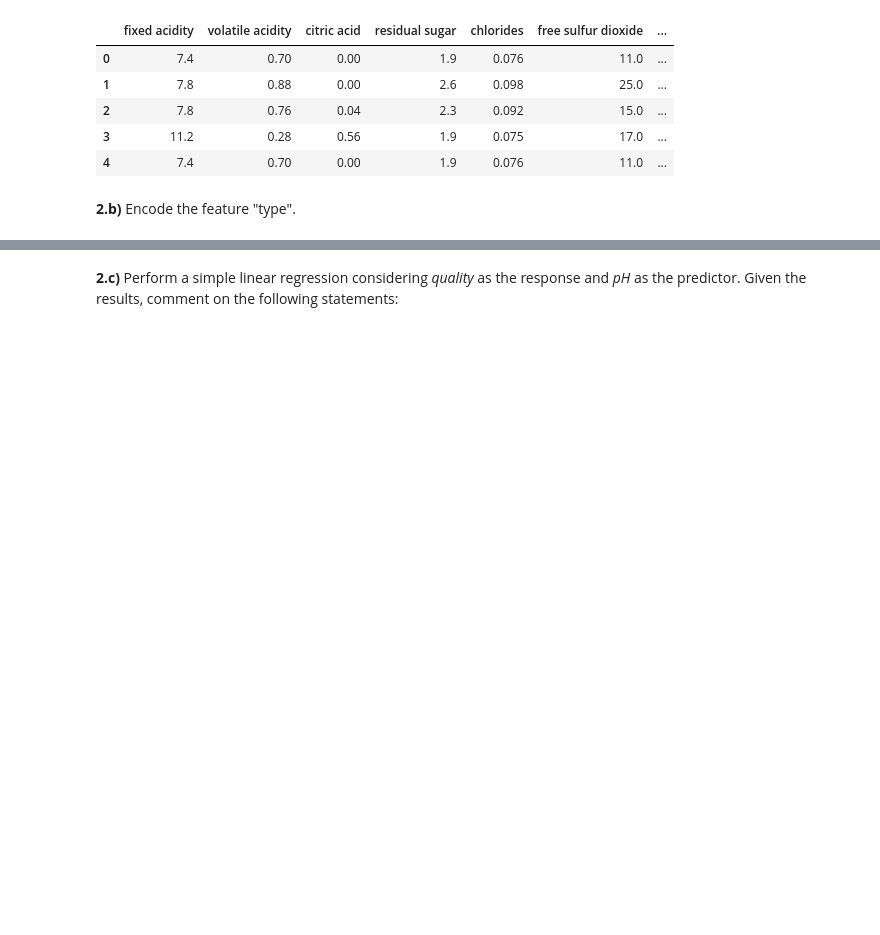
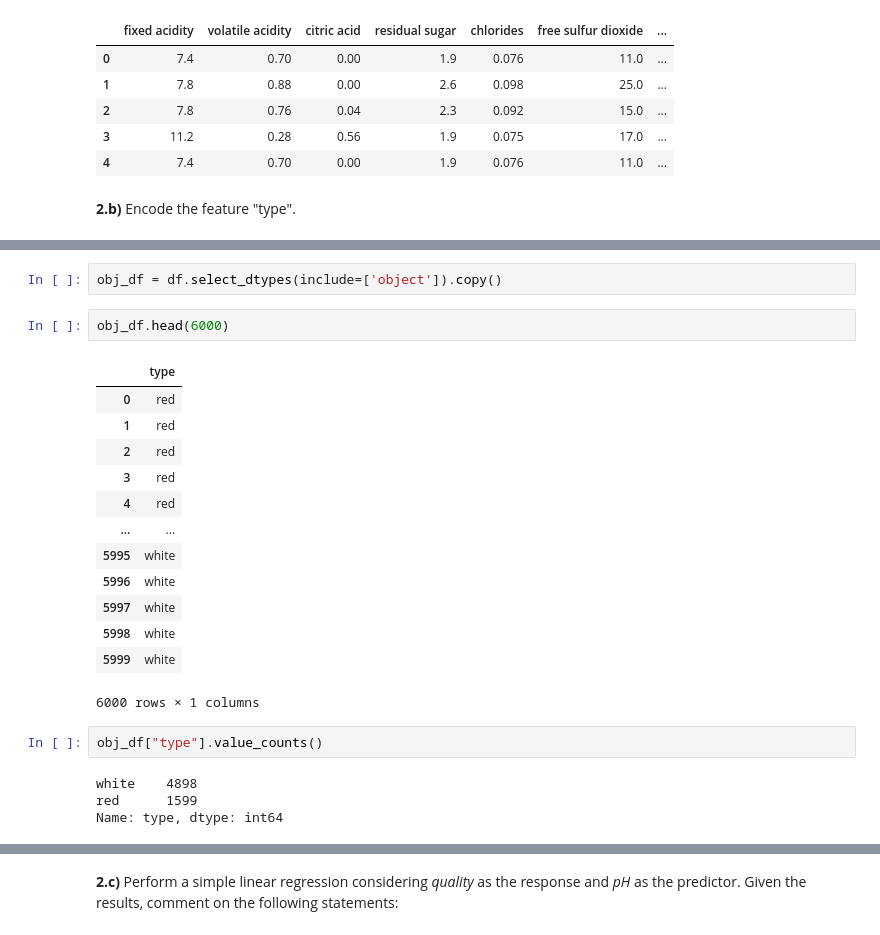
Before and after one commit to claramarto11/AAvanceproject, a Jupyter notebook: Lab2_assignment.ipynb, the cells around one changed output, grey strips where cells are left out. Cells and saved outputs as stored; diff of their text form; blank space fills up the shorter version.

```diff
--- a/Lab2_assignment.ipynb
+++ b/Lab2_assignment.ipynb
@@ -54,0 +100,24 @@ Name: type, Length: 6497, dtype: int64
+# %%
+obj_df = df.select_dtypes(include=['object']).copy()
+# %%
+obj_df.head(6000)
+# %% [output]
+|  | type |
+| 0 | red |
+| 1 | red |
+| 2 | red |
+| 3 | red |
+| 4 | red |
+| ... | ... |
+| 5995 | white |
+| 5996 | white |
+| 5997 | white |
+| 5998 | white |
+| 5999 | white |
+6000 rows × 1 columns
+# %%
+obj_df["type"].value_counts()
+# %% [output]
+white    4898
+red      1599
+Name: type, dtype: int64
```
Also changed, not shown: parts of 28 cells of this notebook.
